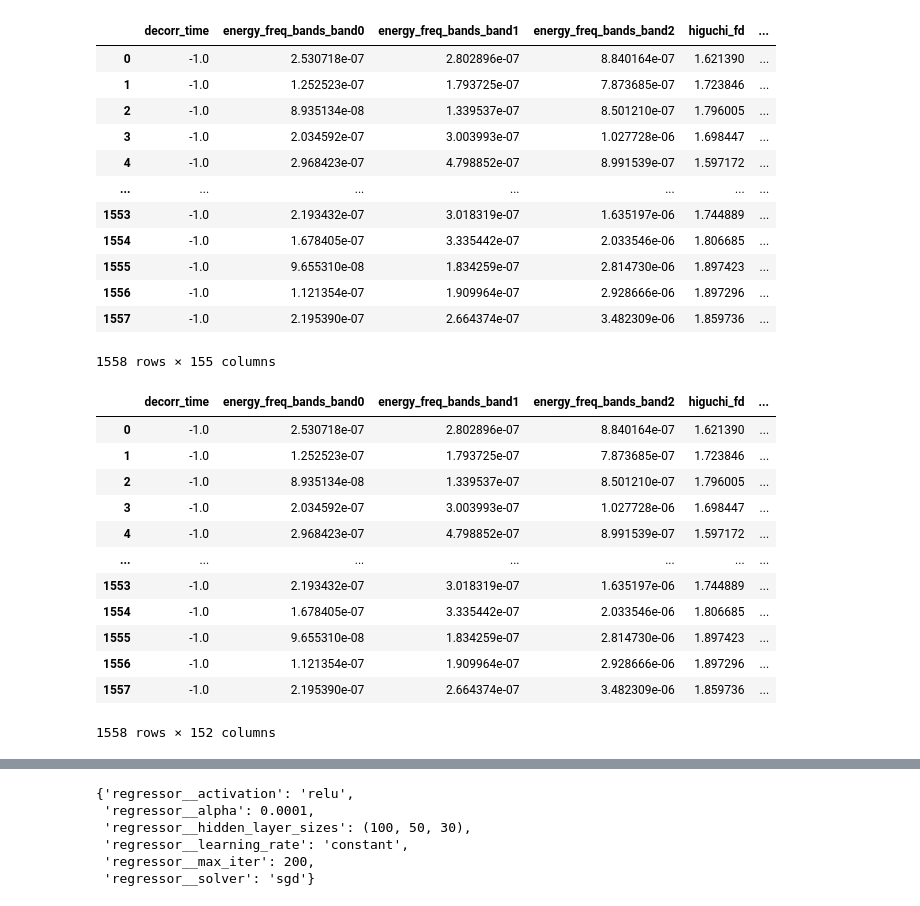
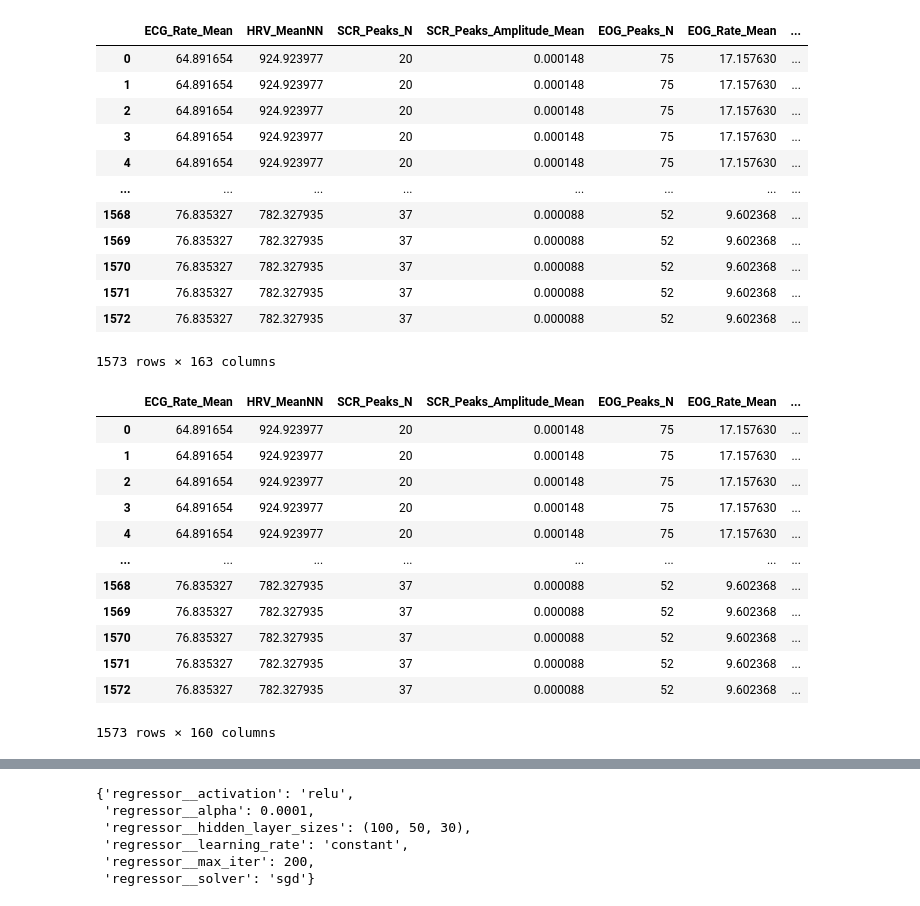
Before and after one commit to Nakinamo/EEG-notebooks, a Jupyter notebook: Models/MLPRegressor.ipynb, the cells around one changed output, grey strips where cells are left out. Cells and saved outputs as stored; diff of their text form; code cells hidden in the pictures.

```diff
--- a/Models/MLPRegressor.ipynb
+++ b/Models/MLPRegressor.ipynb
@@ -16,40 +16,40 @@ from sklearn.preprocessing import QuantileTransformer
 # %%
 from sklearn.compose import TransformedTargetRegressor
 # %%
-data_all = pd.read_csv('lab_dataset_isolated3.csv')
+data_all = pd.read_csv('lab_dataset_isolated_bio.csv')
 data_all
 # %% [output]
-|  | decorr_time | energy_freq_bands_band0 | energy_freq_bands_band1 | energy_freq_bands_band2 | higuchi_fd | ... |
-| 0 | -1.0 | 2.530718e-07 | 2.802896e-07 | 8.840164e-07 | 1.621390 | ... |
-| 1 | -1.0 | 1.252523e-07 | 1.793725e-07 | 7.873685e-07 | 1.723846 | ... |
-| 2 | -1.0 | 8.935134e-08 | 1.339537e-07 | 8.501210e-07 | 1.796005 | ... |
-| 3 | -1.0 | 2.034592e-07 | 3.003993e-07 | 1.027728e-06 | 1.698447 | ... |
-| 4 | -1.0 | 2.968423e-07 | 4.798852e-07 | 8.991539e-07 | 1.597172 | ... |
-| ... | ... | ... | ... | ... | ... | ... |
-| 1553 | -1.0 | 2.193432e-07 | 3.018319e-07 | 1.635197e-06 | 1.744889 | ... |
-| 1554 | -1.0 | 1.678405e-07 | 3.335442e-07 | 2.033546e-06 | 1.806685 | ... |
-| 1555 | -1.0 | 9.655310e-08 | 1.834259e-07 | 2.814730e-06 | 1.897423 | ... |
-| 1556 | -1.0 | 1.121354e-07 | 1.909964e-07 | 2.928666e-06 | 1.897296 | ... |
-| 1557 | -1.0 | 2.195390e-07 | 2.664374e-07 | 3.482309e-06 | 1.859736 | ... |
+|  | ECG_Rate_Mean | HRV_MeanNN | SCR_Peaks_N | SCR_Peaks_Amplitude_Mean | EOG_Peaks_N | EOG_Rate_Mean | ... |
+| 0 | 64.891654 | 924.923977 | 20 | 0.000148 | 75 | 17.157630 | ... |
+| 1 | 64.891654 | 924.923977 | 20 | 0.000148 | 75 | 17.157630 | ... |
+| 2 | 64.891654 | 924.923977 | 20 | 0.000148 | 75 | 17.157630 | ... |
+| 3 | 64.891654 | 924.923977 | 20 | 0.000148 | 75 | 17.157630 | ... |
+| 4 | 64.891654 | 924.923977 | 20 | 0.000148 | 75 | 17.157630 | ... |
+| ... | ... | ... | ... | ... | ... | ... | ... |
+| 1568 | 76.835327 | 782.327935 | 37 | 0.000088 | 52 | 9.602368 | ... |
+| 1569 | 76.835327 | 782.327935 | 37 | 0.000088 | 52 | 9.602368 | ... |
+| 1570 | 76.835327 | 782.327935 | 37 | 0.000088 | 52 | 9.602368 | ... |
+| 1571 | 76.835327 | 782.327935 | 37 | 0.000088 | 52 | 9.602368 | ... |
+| 1572 | 76.835327 | 782.327935 | 37 | 0.000088 | 52 | 9.602368 | ... |
-1558 rows × 155 columns
+1573 rows × 163 columns
 # %%
 X = data_all.drop(['film', 'labels', 'Subj'], axis=1)
 y = data_all['labels']
 X
 # %% [output]
-|  | decorr_time | energy_freq_bands_band0 | energy_freq_bands_band1 | energy_freq_bands_band2 | higuchi_fd | ... |
-| 0 | -1.0 | 2.530718e-07 | 2.802896e-07 | 8.840164e-07 | 1.621390 | ... |
-| 1 | -1.0 | 1.252523e-07 | 1.793725e-07 | 7.873685e-07 | 1.723846 | ... |
-| 2 | -1.0 | 8.935134e-08 | 1.339537e-07 | 8.501210e-07 | 1.796005 | ... |
-| 3 | -1.0 | 2.034592e-07 | 3.003993e-07 | 1.027728e-06 | 1.698447 | ... |
-| 4 | -1.0 | 2.968423e-07 | 4.798852e-07 | 8.991539e-07 | 1.597172 | ... |
-| ... | ... | ... | ... | ... | ... | ... |
-| 1553 | -1.0 | 2.193432e-07 | 3.018319e-07 | 1.635197e-06 | 1.744889 | ... |
-| 1554 | -1.0 | 1.678405e-07 | 3.335442e-07 | 2.033546e-06 | 1.806685 | ... |
-| 1555 | -1.0 | 9.655310e-08 | 1.834259e-07 | 2.814730e-06 | 1.897423 | ... |
-| 1556 | -1.0 | 1.121354e-07 | 1.909964e-07 | 2.928666e-06 | 1.897296 | ... |
-| 1557 | -1.0 | 2.195390e-07 | 2.664374e-07 | 3.482309e-06 | 1.859736 | ... |
+|  | ECG_Rate_Mean | HRV_MeanNN | SCR_Peaks_N | SCR_Peaks_Amplitude_Mean | EOG_Peaks_N | EOG_Rate_Mean | ... |
+| 0 | 64.891654 | 924.923977 | 20 | 0.000148 | 75 | 17.157630 | ... |
+| 1 | 64.891654 | 924.923977 | 20 | 0.000148 | 75 | 17.157630 | ... |
+| 2 | 64.891654 | 924.923977 | 20 | 0.000148 | 75 | 17.157630 | ... |
+| 3 | 64.891654 | 924.923977 | 20 | 0.000148 | 75 | 17.157630 | ... |
+| 4 | 64.891654 | 924.923977 | 20 | 0.000148 | 75 | 17.157630 | ... |
+| ... | ... | ... | ... | ... | ... | ... | ... |
+| 1568 | 76.835327 | 782.327935 | 37 | 0.000088 | 52 | 9.602368 | ... |
+| 1569 | 76.835327 | 782.327935 | 37 | 0.000088 | 52 | 9.602368 | ... |
+| 1570 | 76.835327 | 782.327935 | 37 | 0.000088 | 52 | 9.602368 | ... |
+| 1571 | 76.835327 | 782.327935 | 37 | 0.000088 | 52 | 9.602368 | ... |
+| 1572 | 76.835327 | 782.327935 | 37 | 0.000088 | 52 | 9.602368 | ... |
-1558 rows × 152 columns
+1573 rows × 160 columns
 # %%
 group_kfold = GroupKFold(n_splits=12)
 gkf = group_kfold.get_n_splits(X, y, data_all['Subj'])
```
Also changed, not shown: parts of 4 cells of this notebook.
